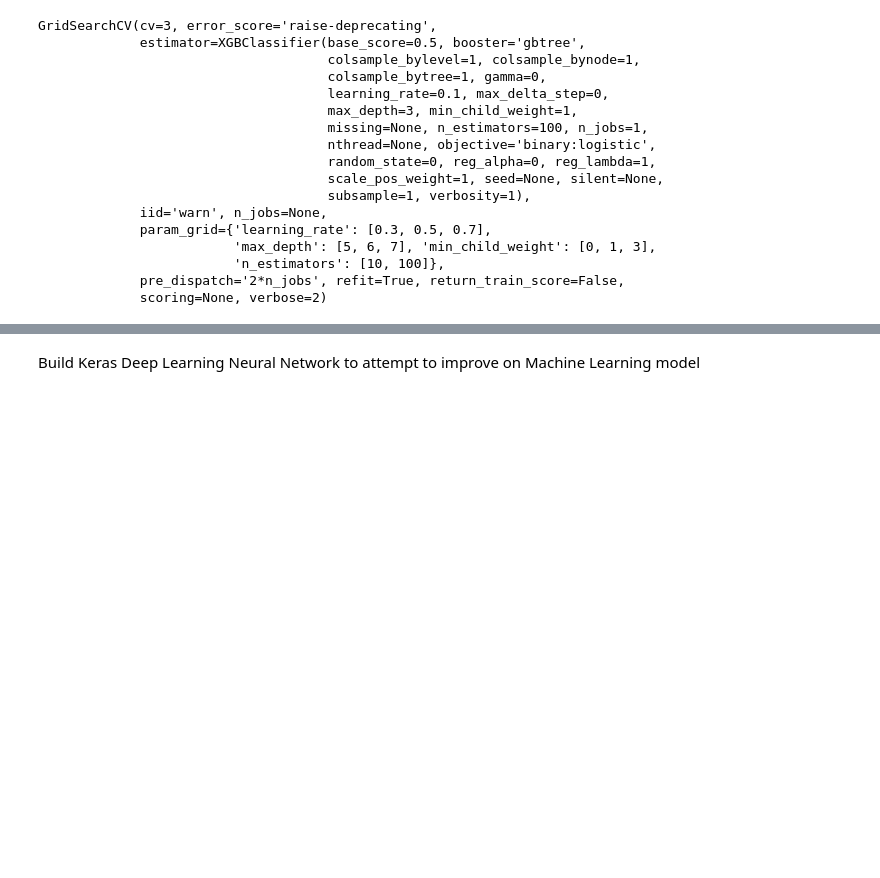
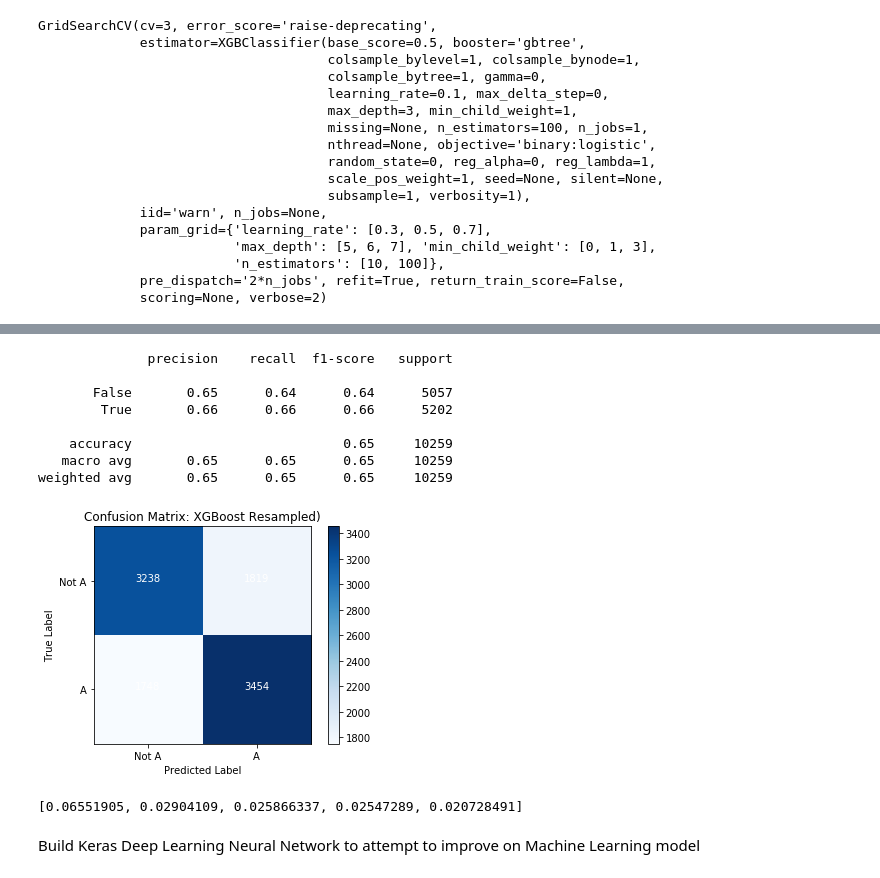
Before and after one commit to ktzioumis/New-York-Restaurant-Guide, a Jupyter notebook: Sparse matrix classifier 2.ipynb, the cells around one changed output, grey strips where cells are left out. Drawn from its saved outputs; the diff is of its cells as text; code cells hidden in the pictures; blank space fills up the shorter version.

```diff
--- a/Sparse matrix classifier 2.ipynb
+++ b/Sparse matrix classifier 2.ipynb
@@ -303,8 +308,22 @@ grid_xgb.best_score_
 # %%
-y_pred = grid_xgb.best_estimator_.predict(X_scaled_resampled_test)
+y_pred = grid_xgb.best_estimator_.predict(X_resampled_test)
 
 print(classification_report(y_resampled_test,y_pred))
-show_cf(y_resampled_test,y_pred,class_names=['Not A','A'],model_name='XGBoost (Scaled & Resampled)')
+show_cf(y_resampled_test,y_pred,class_names=['Not A','A'],model_name='XGBoost Resampled)')
+# %% [output]
+              precision    recall  f1-score   support
+
+       False       0.65      0.64      0.64      5057
+        True       0.66      0.66      0.66      5202
+
+    accuracy                           0.65     10259
+   macro avg       0.65      0.65      0.65     10259
+weighted avg       0.65      0.65      0.65     10259
+[figure, added]
+# %%
+sorted(grid_xgb.best_estimator_.feature_importances_,reverse=True)[:5]
+# %% [output]
+[0.06551905, 0.02904109, 0.025866337, 0.02547289, 0.020728491]
 # %% [markdown]
 Build Keras Deep Learning Neural Network to attempt to improve on Machine Learning model
 # %%
```
Also changed, not shown: parts of 2 cells of this notebook, 6 other files.
